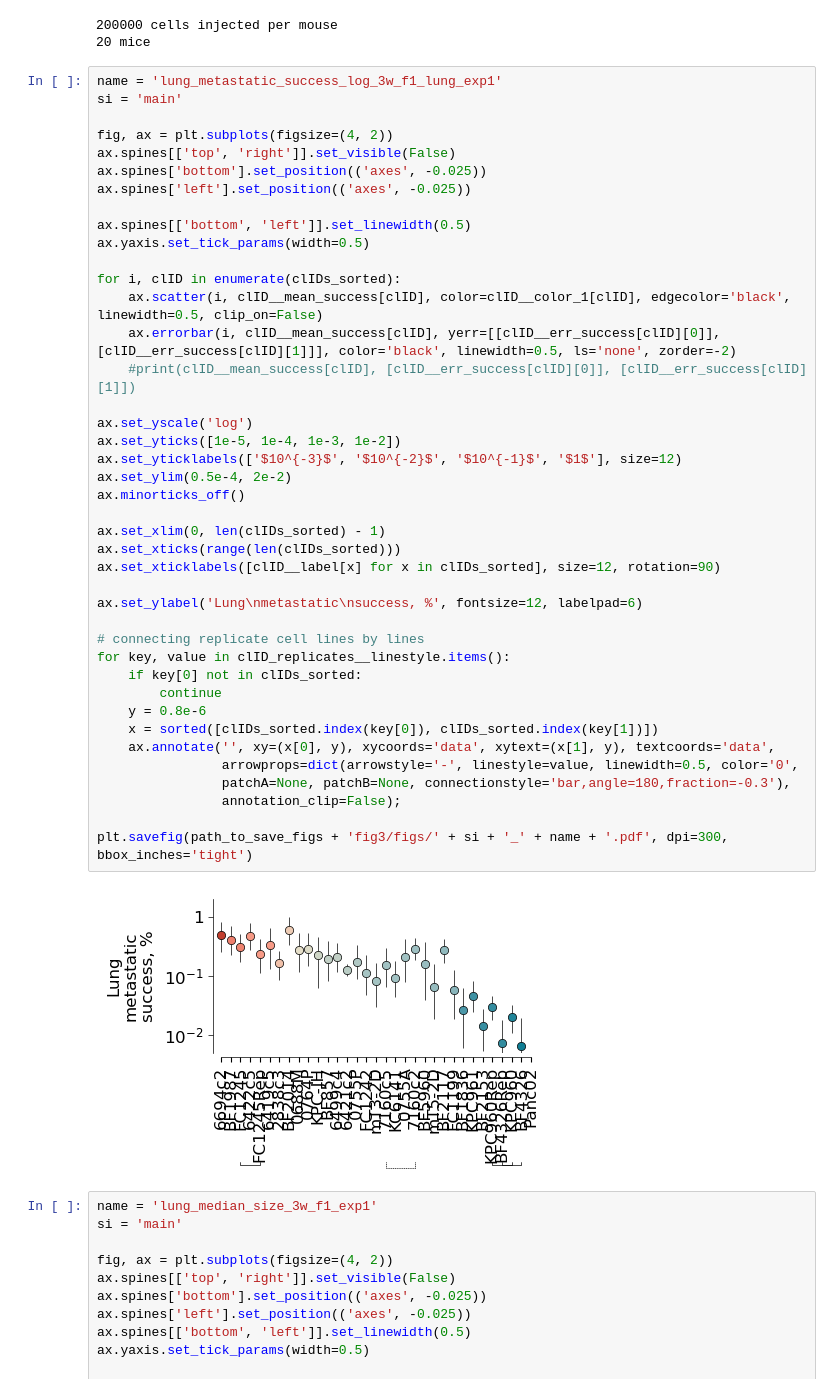
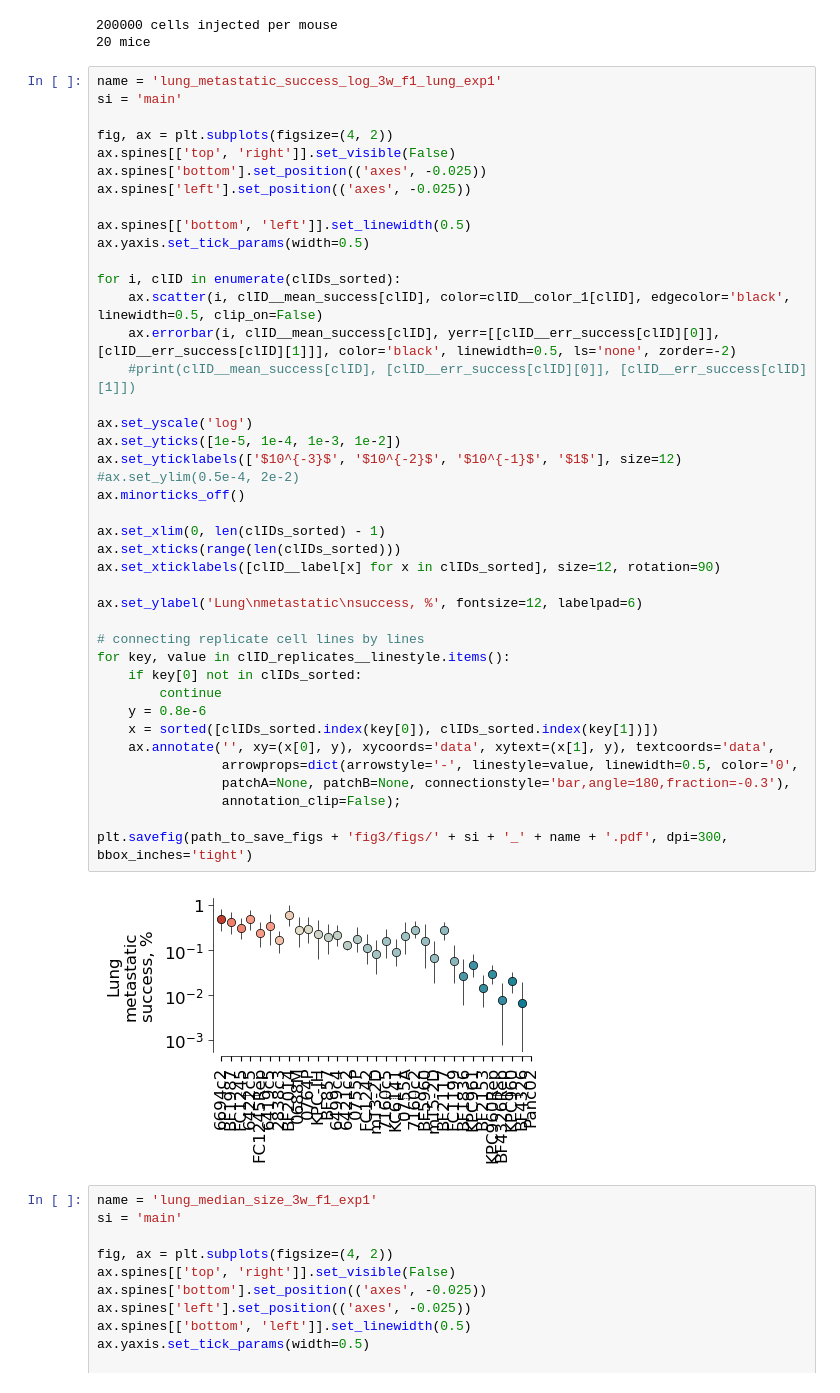
Before and after one commit to alyulina/metastatic-phenotypes, a Jupyter notebook: figures/fig3/fig3.ipynb, the cells around one changed output. Cells and saved outputs as stored; diff of their text form.

```diff
--- a/figures/fig3/fig3.ipynb
+++ b/figures/fig3/fig3.ipynb
@@ -174,35 +174,35 @@ ax.yaxis.set_tick_params(width=0.5)
 
 for i, clID in enumerate(clIDs_sorted):
     ax.scatter(i, clID__mean_success[clID], color=clID__color_1[clID], edgecolor='black', linewidth=0.5, clip_on=False)
     ax.errorbar(i, clID__mean_success[clID], yerr=[[clID__err_success[clID][0]], [clID__err_success[clID][1]]], color='black', linewidth=0.5, ls='none', zorder=-2)
     #print(clID__mean_success[clID], [clID__err_success[clID][0]], [clID__err_success[clID][1]])
 
 ax.set_yscale('log')
 ax.set_yticks([1e-5, 1e-4, 1e-3, 1e-2])
 ax.set_yticklabels(['$10^{-3}$', '$10^{-2}$', '$10^{-1}$', '$1$'], size=12)
-ax.set_ylim(0.5e-4, 2e-2)
+#ax.set_ylim(0.5e-4, 2e-2)
 ax.minorticks_off()
 
 ax.set_xlim(0, len(clIDs_sorted) - 1)
 ax.set_xticks(range(len(clIDs_sorted)))
 ax.set_xticklabels([clID__label[x] for x in clIDs_sorted], size=12, rotation=90)
 
 ax.set_ylabel('Lung\nmetastatic\nsuccess, %', fontsize=12, labelpad=6)
 
 # connecting replicate cell lines by lines
 for key, value in clID_replicates__linestyle.items():
     if key[0] not in clIDs_sorted:
         continue
     y = 0.8e-6
     x = sorted([clIDs_sorted.index(key[0]), clIDs_sorted.index(key[1])])
     ax.annotate('', xy=(x[0], y), xycoords='data', xytext=(x[1], y), textcoords='data',
                 arrowprops=dict(arrowstyle='-', linestyle=value, linewidth=0.5, color='0',
                 patchA=None, patchB=None, connectionstyle='bar,angle=180,fraction=-0.3'),
                 annotation_clip=False);
 
 plt.savefig(path_to_save_figs + 'fig3/figs/' + si + '_' + name + '.pdf', dpi=300, bbox_inches='tight')
 # %% [output]
-[figure, old version]
+[figure, new version]
 # %%
 name = 'lung_median_size_3w_f1_exp1'
 si = 'main'
```
Also changed, not shown: parts of 7 cells of this notebook, 2 other files.
